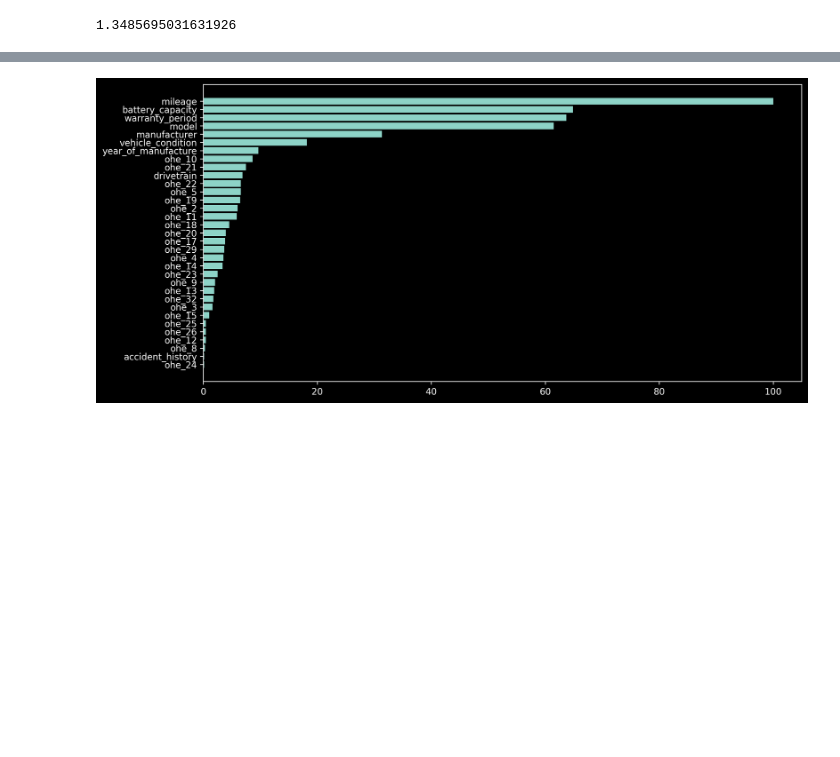
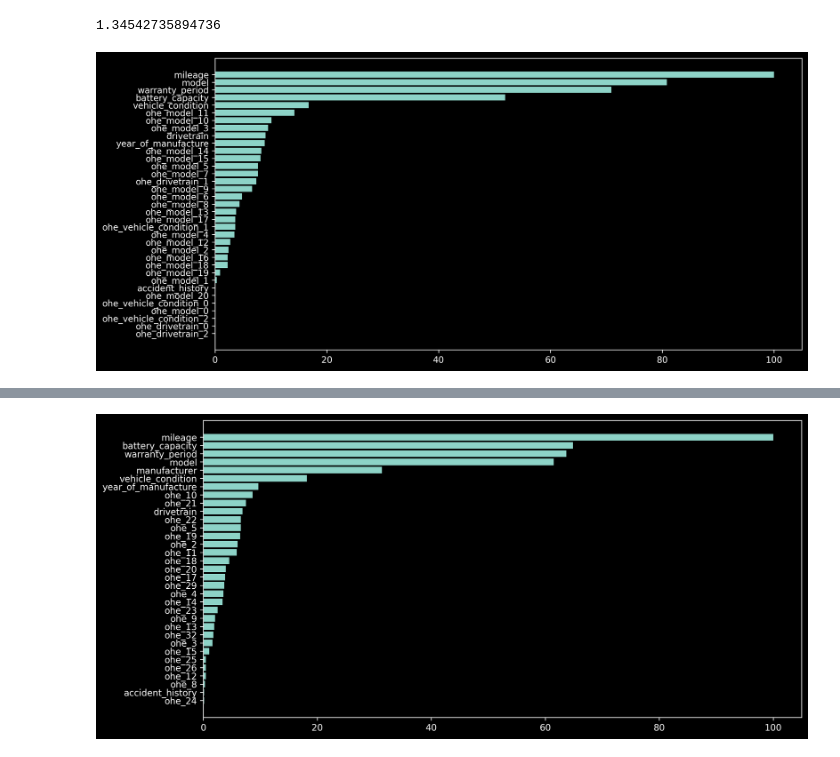
Before and after one commit to pakchu/ev-price-prediction, a Jupyter notebook: current best.ipynb, the cells around one changed output, grey strips where cells are left out. Saved outputs shown, nothing was run; the diff lists cells and outputs as text; code cells hidden in the pictures; blank space fills up the shorter version.

```diff
--- a/current best.ipynb
+++ b/current best.ipynb
@@ -75,15 +179,19 @@ print(f"THE {len(FEATURES)} BASIC FEATURES ARE:")
 for c in FEATURES:
     ftype = "numerical"
     if combined[c].dtype=="object":
-        CATS.append(c)
-        combined[c] = combined[c].fillna("NAN")
-        combined[c],_ = combined[c].factorize()
-        combined[c] -= combined[c].min()
-        ftype = "categorical"
+        if combined[c].nunique()>2:
+            CATS.append(c)
+            combined[c] = combined[c].fillna("NAN")
+            combined[c],_ = combined[c].factorize()
+            combined[c] -= combined[c].min()
+            ftype = "categorical"
+        else:
+            combined[c] = combined[c].factorize()[0]
+            ftype = "boolean"
     if combined[c].dtype=="int64":
-        combined[c] = combined[c].astype("int32")
+        combined[c] = combined[c]
     elif combined[c].dtype=="float64":
-        combined[c] = combined[c].astype("float32")
+        combined[c] = combined[c]
 
     n = combined[c].nunique()
     print(f"{c} ({ftype}) with {n} unique values")
@@ -124,9 +212,12 @@ year_of_manufacture (numerical) with 3 unique values
 # %%
 from sklearn.preprocessing import OneHotEncoder
+# to_onehot = list(set(CATS + INTS))
+to_onehot = CATS
 one_hot_encoder = OneHotEncoder(sparse_output=False, handle_unknown='ignore', categories='auto')
-one_hot_encoder.fit(train[CATS])
-train_encoded = one_hot_encoder.transform(train[CATS])
-test_encoded = one_hot_encoder.transform(test[CATS])
+one_hot_encoder.fit(train[to_onehot])
 
-train = pd.concat([train, pd.DataFrame(train_encoded, columns=[f"ohe_{i}" for i in range(train_encoded.shape[1])])], axis=1)
-test = pd.concat([test, pd.DataFrame(test_encoded, columns=[f"ohe_{i}" for i in range(test_encoded.shape[1])])], axis=1)
+train_encoded = one_hot_encoder.transform(train[to_onehot])
+test_encoded = one_hot_encoder.transform(test[to_onehot])
+
+train = pd.concat([train, pd.DataFrame(train_encoded, columns=[f"ohe_{i}" for i in one_hot_encoder.get_feature_names_out()])], axis=1)
+test = pd.concat([test, pd.DataFrame(test_encoded, columns=[f"ohe_{i}" for i in one_hot_encoder.get_feature_names_out()])], axis=1)
@@ -136,14 +243,17 @@ kf = KFold(n_splits=FOLD, shuffle=True, random_state=SEED)
 oof = np.zeros(len(train))
 test_preds = np.zeros(len(test))
 all_score = 0
+models = []
 for trn_idx, val_idx in kf.split(train):
     _train = train.iloc[trn_idx].copy()
     _valid = train.iloc[val_idx].copy()
 
     model = LGBMRegressor(verbose=0)
+    # model = CatBoostRegressor(iterations=1000, learning_rate=0.1, depth=6, loss_function='RMSE', eval_metric='RMSE', random_state=SEED, verbose=0, early_stopping_rounds=100)
     model.fit(_train.drop(columns=['y']), _train.y,
               eval_set=(_valid.drop(columns=['y']), _valid.y)
               )
+    models.append(model)
     oof[val_idx] = model.predict(_valid.drop(columns=['y']))
     test_preds += (model.predict(test[_train.drop(columns=['y']).columns]))
     score = root_mean_squared_error((_valid.y), (model.predict(_valid.drop(columns=['y']))))
@@ -151,4 +261,17 @@ for trn_idx, val_idx in kf.split(train):
 test_preds /= FOLD
 print(all_score / FOLD)
 # %% [output]
-1.3485695031631926
+1.34542735894736
+# %%
+# visualize model.feature_importances_
+feature_importance = model.feature_importances_
+model.feature_name_
+feature_importance = 100.0 * (feature_importance / feature_importance.max())
+sorted_idx = np.argsort(feature_importance)
+pos = np.arange(sorted_idx.shape[0]) + .5
+plt.figure(figsize=(12, 6))
+plt.barh(pos, feature_importance[sorted_idx], align='center')
+plt.yticks(pos, np.array(model.feature_name_)[sorted_idx])
+plt.show()
+# %% [output]
+[figure, added]
```
Also changed, not shown: parts of 13 cells of this notebook, 6 other files.
